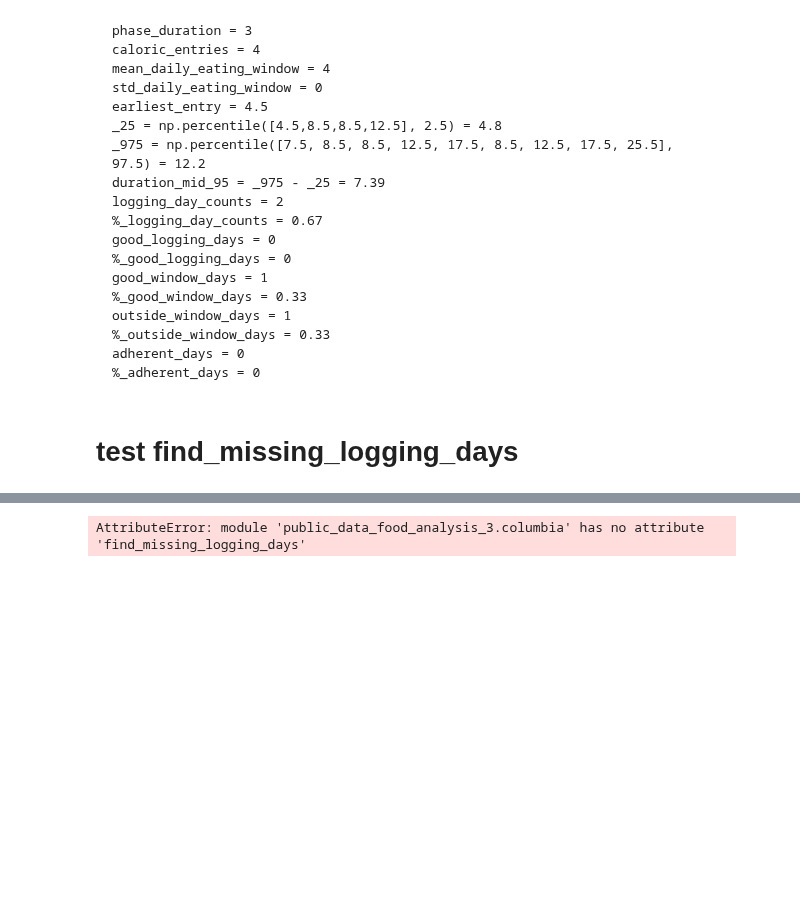
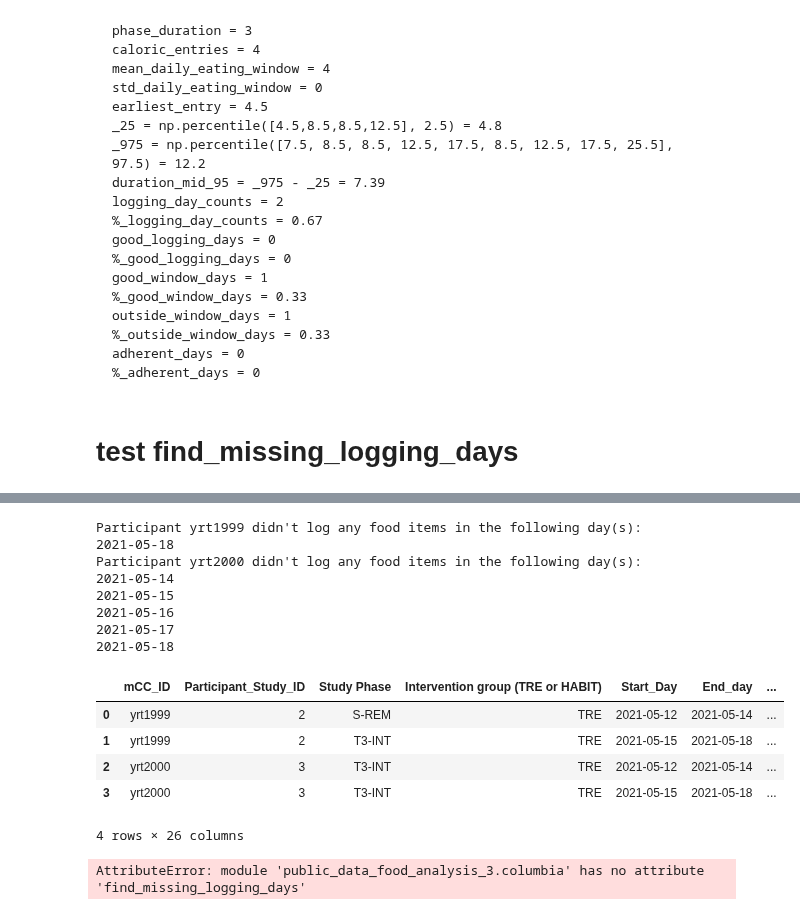
Before and after one commit to tktran11/treets, a Jupyter notebook: data/col_test_data/make_test_toy_data.ipynb, the cells around one changed output, grey strips where cells are left out. Drawn from its saved outputs; the diff is of its cells as text; code cells hidden in the pictures; blank space fills up the shorter version.

```diff
--- a/data/col_test_data/make_test_toy_data.ipynb
+++ b/data/col_test_data/make_test_toy_data.ipynb
@@ -336,3 +342,21 @@ toy_data_2000
+# %%
+pdfac.make_table(toy_data_2000\
+                      , ref_sheet)
+# %% [output]
+Participant yrt1999 didn't log any food items in the following day(s):
+2021-05-18
+Participant yrt2000 didn't log any food items in the following day(s):
+2021-05-14
+2021-05-15
+2021-05-16
+2021-05-17
+2021-05-18
+|  | mCC_ID | Participant_Study_ID | Study Phase | Intervention group (TRE or HABIT) | Start_Day | End_day | ... |
+| 0 | yrt1999 | 2 | S-REM | TRE | 2021-05-12 | 2021-05-14 | ... |
+| 1 | yrt1999 | 2 | T3-INT | TRE | 2021-05-15 | 2021-05-18 | ... |
+| 2 | yrt2000 | 3 | T3-INT | TRE | 2021-05-12 | 2021-05-14 | ... |
+| 3 | yrt2000 | 3 | T3-INT | TRE | 2021-05-15 | 2021-05-18 | ... |
+4 rows × 26 columns
 # %%
 pdfac.find_missing_logging_days()
 # %% [output]
```
Also changed, not shown: parts of 4 cells of this notebook, 8 other files.
